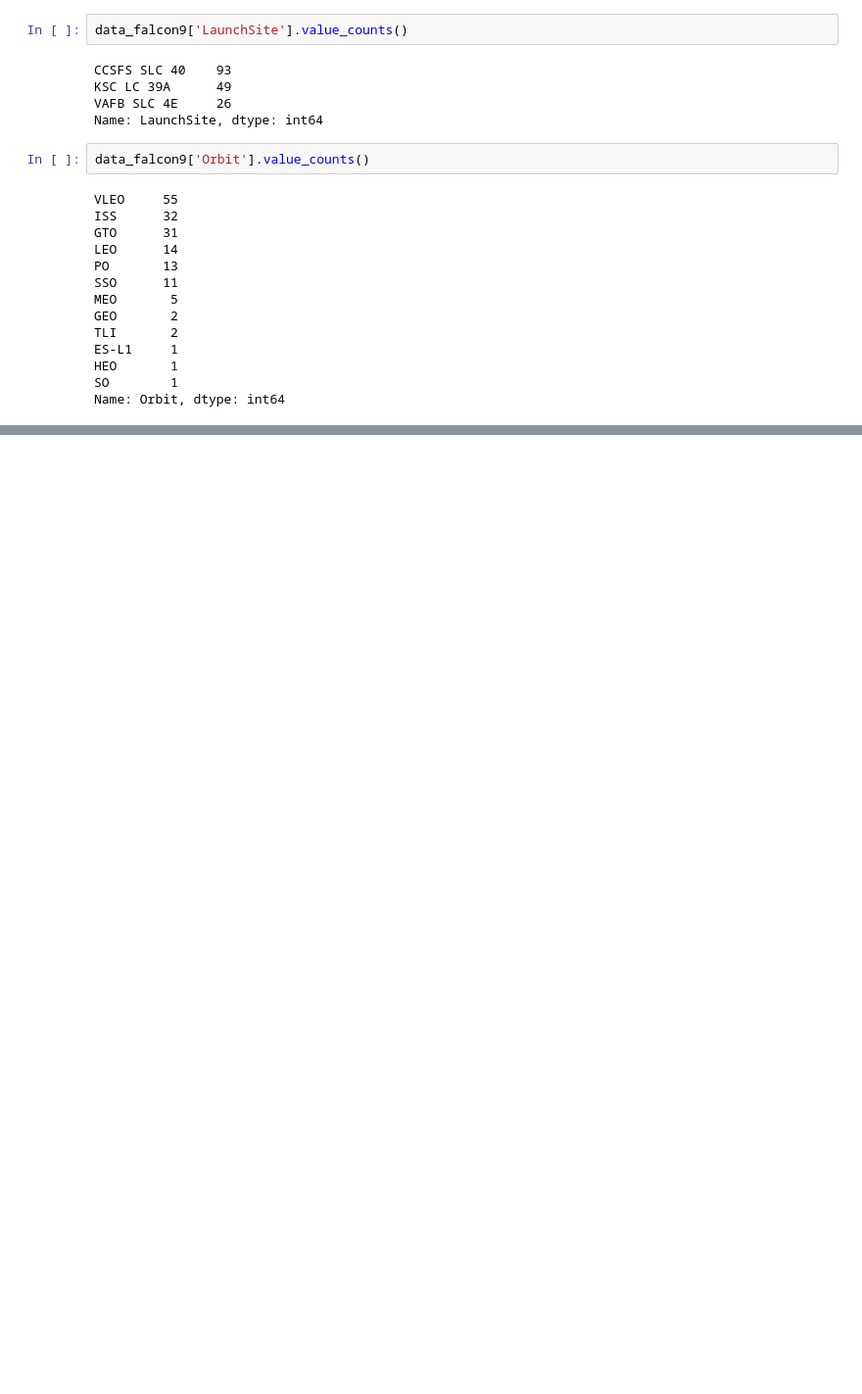
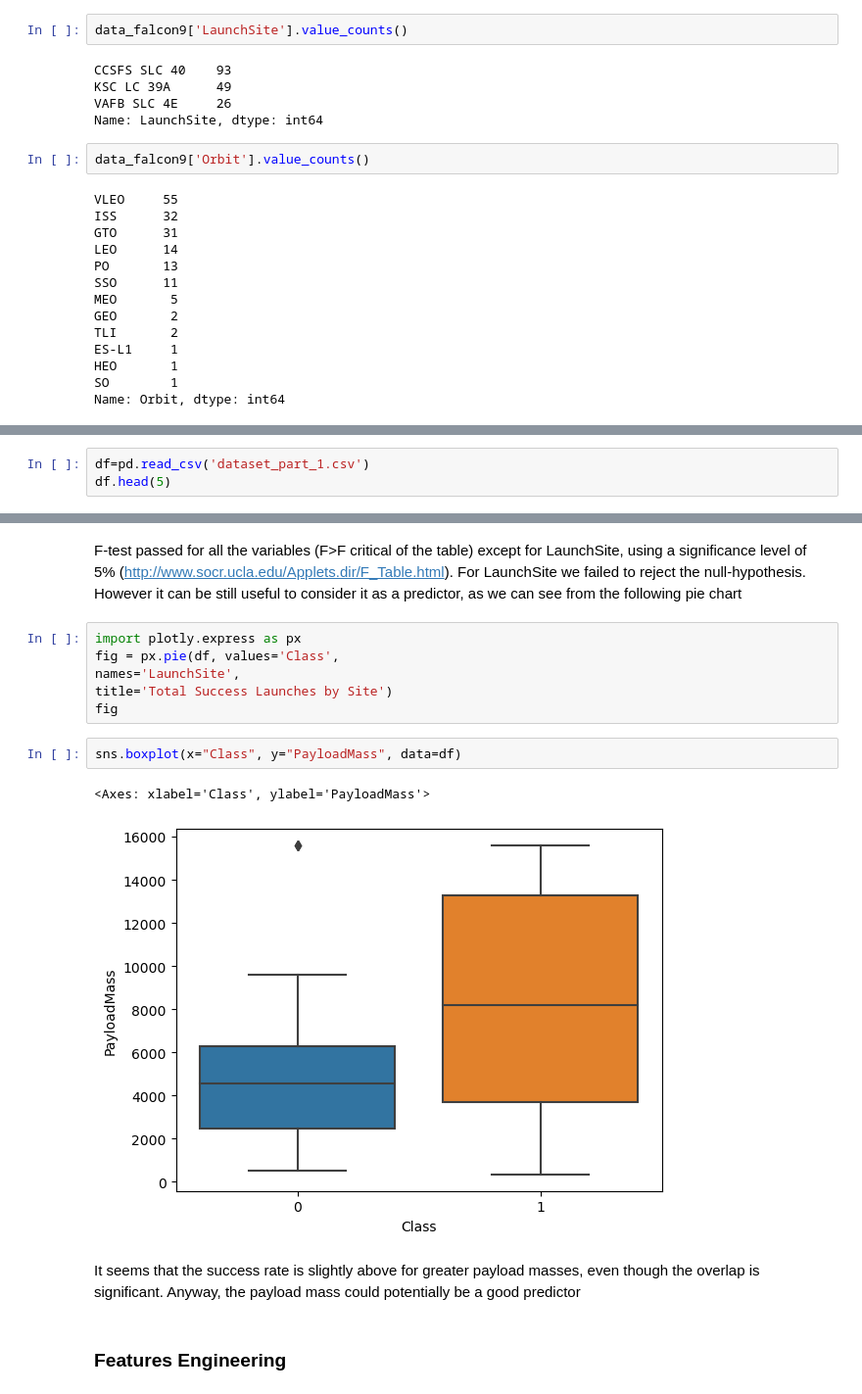
Before and after one commit to gleone8/spacex_falcon9_first_stage_landing_prediction, a Jupyter notebook: spacex_falcon9_first_stage_landing_prediction.ipynb, the cells around one changed output, grey strips where cells are left out. Shown: that part at 98% size. Drawn from its saved outputs; the diff is of its cells as text; blank space fills up the shorter version.

Commit message:
data analysis

```diff
--- a/spacex_falcon9_first_stage_landing_prediction.ipynb
+++ b/spacex_falcon9_first_stage_landing_prediction.ipynb
@@ -553,0 +564,3 @@ dtype: object
+# %%
+df=pd.read_csv('dataset_part_1.csv')
+df.head(5)
@@ -553,0 +701,17 @@ dtype: object
+# %% [markdown]
+F-test passed for all the variables (F>F critical of the table) except for LaunchSite, using a significance level of 5% (http://www.socr.ucla.edu/Applets.dir/F_Table.html). For LaunchSite we failed to reject the null-hypothesis. However it can be still useful to consider it as a predictor, as we can see from the following pie chart
+# %%
+import plotly.express as px
+fig = px.pie(df, values='Class',
+names='LaunchSite',
+title='Total Success Launches by Site')
+fig
+# %%
+sns.boxplot(x="Class", y="PayloadMass", data=df)
+# %% [output]
+<Axes: xlabel='Class', ylabel='PayloadMass'>
+[figure, added]
+# %% [markdown]
+It seems that the success rate is slightly above for greater payload masses, even though the overlap is significant. Anyway, the payload mass could potentially be a good predictor
+# %% [markdown]
+### Features Engineering
```
Also changed, not shown: parts of 19 cells of this notebook.
